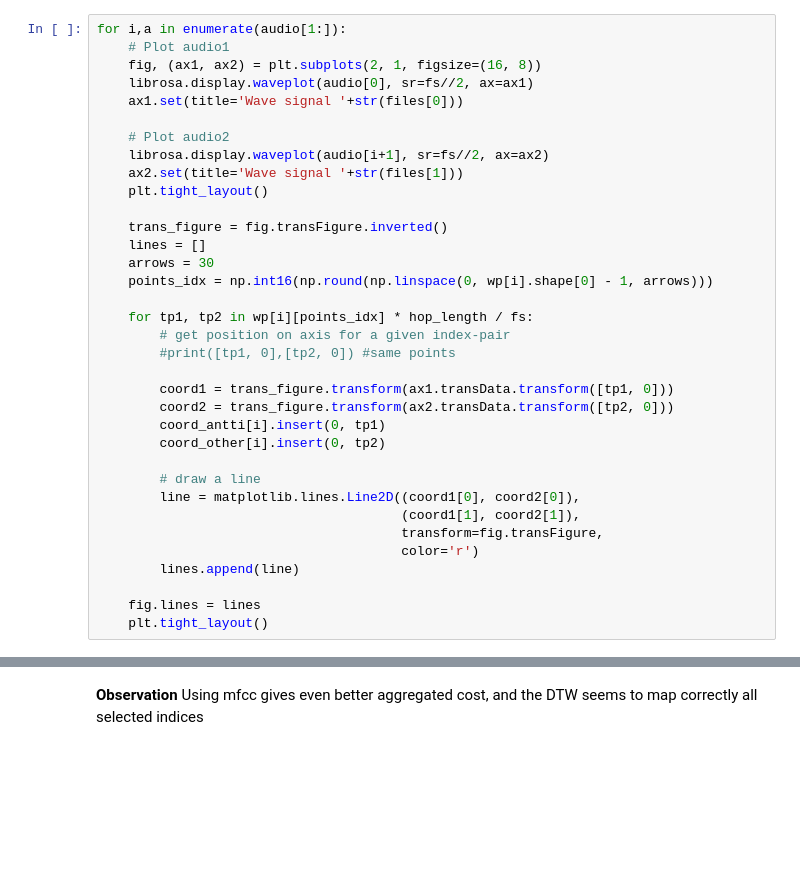
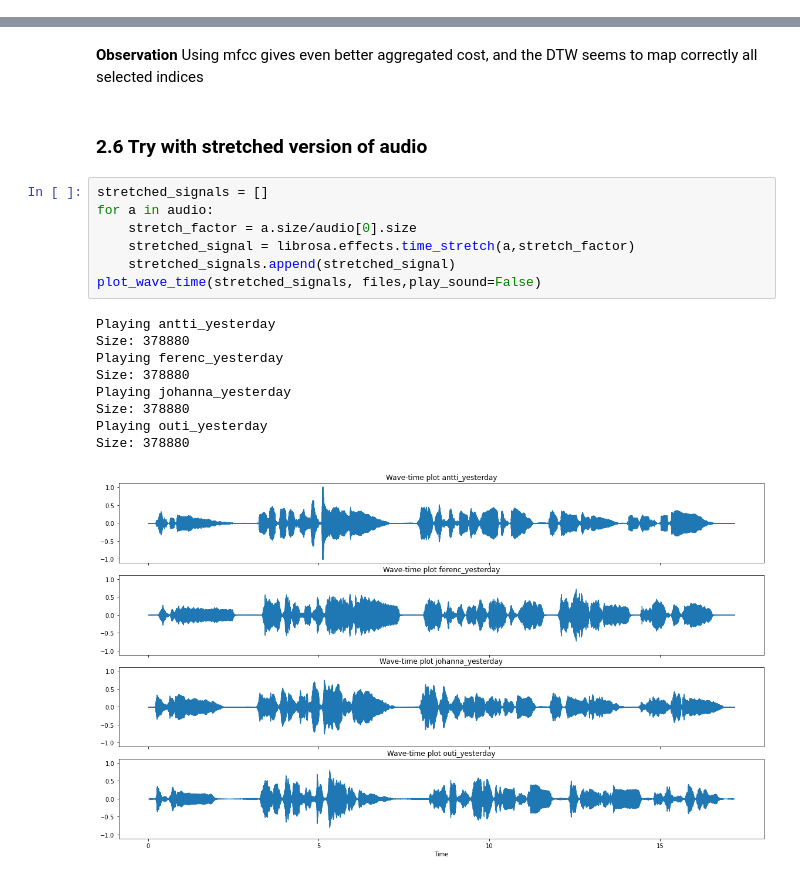
Before and after one commit to chumvan/music_synchronization, a Jupyter notebook: src/project.ipynb, the cells around one changed output, grey strips where cells are left out. Drawn from its saved outputs; the diff is of its cells as text; blank space fills up the shorter version.

Commit message:
add stretch signal

```diff
--- a/src/project.ipynb
+++ b/src/project.ipynb
@@ -226,35 +229,0 @@ coord_other = [[], [], []]
-# %%
-for i,a in enumerate(audio[1:]):
-    # Plot audio1
-    fig, (ax1, ax2) = plt.subplots(2, 1, figsize=(16, 8))
-    librosa.display.waveplot(audio[0], sr=fs//2, ax=ax1)
-    ax1.set(title='Wave signal '+str(files[0]))
-
-    # Plot audio2
-    librosa.display.waveplot(audio[i+1], sr=fs//2, ax=ax2)
-    ax2.set(title='Wave signal '+str(files[1]))
-    plt.tight_layout()
-
-    trans_figure = fig.transFigure.inverted()
-    lines = []
-    arrows = 30
-    points_idx = np.int16(np.round(np.linspace(0, wp[i].shape[0] - 1, arrows)))
-
-    for tp1, tp2 in wp[i][points_idx] * hop_length / fs:
-        # get position on axis for a given index-pair
-        #print([tp1, 0],[tp2, 0]) #same points
-
-        coord1 = trans_figure.transform(ax1.transData.transform([tp1, 0]))
-        coord2 = trans_figure.transform(ax2.transData.transform([tp2, 0]))
-        coord_antti[i].insert(0, tp1)
-        coord_other[i].insert(0, tp2)
-
-        # draw a line
-        line = matplotlib.lines.Line2D((coord1[0], coord2[0]),
-                                       (coord1[1], coord2[1]),
-                                       transform=fig.transFigure,
-                                       color='r')
-        lines.append(line)
-
-    fig.lines = lines
-    plt.tight_layout()
@@ -265,3 +236,22 @@ for i,a in enumerate(audio[1:]):
 # %% [markdown]
 **Observation**
 Using mfcc gives even better aggregated cost, and the DTW seems to map correctly all selected indices
+# %% [markdown]
+### 2.6 Try with stretched version of audio ###
+# %%
+stretched_signals = []
+for a in audio:
+    stretch_factor = a.size/audio[0].size
+    stretched_signal = librosa.effects.time_stretch(a,stretch_factor)
+    stretched_signals.append(stretched_signal)
+plot_wave_time(stretched_signals, files,play_sound=False)
+# %% [output]
+Playing antti_yesterday
+Size: 378880
+Playing ferenc_yesterday
+Size: 378880
+Playing johanna_yesterday
+Size: 378880
+Playing outi_yesterday
+Size: 378880
+[figure, added]
```
Also changed, not shown: parts of 10 cells of this notebook.
